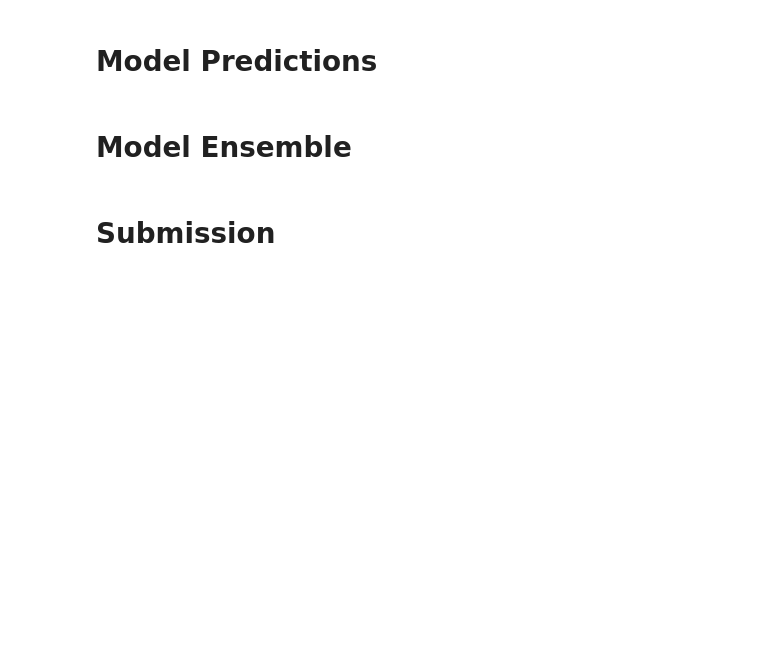
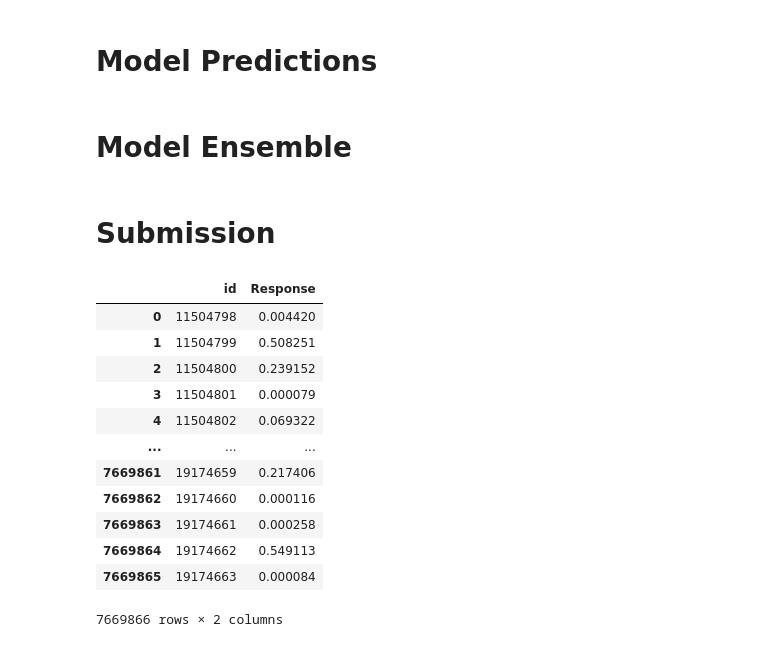
Before and after one commit to rubanzasilva/insurance_cross_selling, a Jupyter notebook: fastai_neural_network_gradient_boosting.ipynb, the cells around one changed output. Drawn from its saved outputs; the diff is of its cells as text; code cells hidden in the pictures; blank space fills up the shorter version.

```diff
--- a/fastai_neural_network_gradient_boosting.ipynb
+++ b/fastai_neural_network_gradient_boosting.ipynb
@@ -734,10 +766,27 @@ cat_preds_x
 # Submission
 # %%
 !ls
+# %%
+lgbm_preds_final = (lgbm_preds_prob[:, 1])
 # %%
 submit = pd.read_csv(path/'sample_submission.csv')
-submit.Response = xgb_preds
-submit.to_csv('submission.csv',index=False)
-submit
+submit['Response'] = lgbm_preds_final
+submit.to_csv('submission.csv', index=False)
+sub = pd.read_csv('submission.csv')
+sub
+# %% [output]
+|  | id | Response |
+| 0 | 11504798 | 0.004420 |
+| 1 | 11504799 | 0.508251 |
+| 2 | 11504800 | 0.239152 |
+| 3 | 11504801 | 0.000079 |
+| 4 | 11504802 | 0.069322 |
+| ... | ... | ... |
+| 7669861 | 19174659 | 0.217406 |
+| 7669862 | 19174660 | 0.000116 |
+| 7669863 | 19174661 | 0.000258 |
+| 7669864 | 19174662 | 0.549113 |
+| 7669865 | 19174663 | 0.000084 |
+7669866 rows × 2 columns
 # %%
 !ls
```
Also changed, not shown: parts of 12 cells of this notebook.
